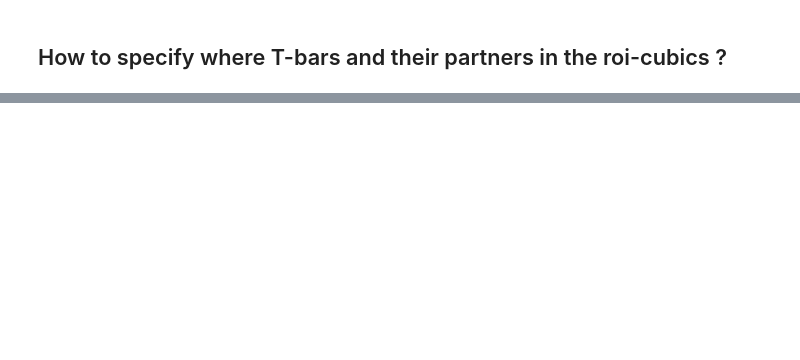
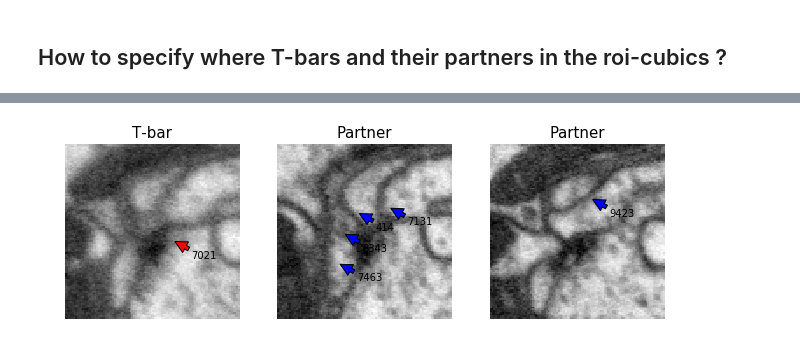
Before and after one commit to haeinkim/fira-capstone-project, a Jupyter notebook: FIB25_EDA.ipynb, the cells around one changed output, grey strips where cells are left out. Cells and saved outputs as stored; diff of their text form; code cells hidden in the pictures; blank space fills up the shorter version.

```diff
--- a/FIB25_EDA.ipynb
+++ b/FIB25_EDA.ipynb
@@ -237,0 +313,20 @@ roi.where((roi['y_start'] <= 3090) & (roi['y_end'] >= 3090)).dropna()
+# %%
+# Make the DataFrame includes the loc and its ID for plotting in convenience:
+
+synapse_one = synapse_df.loc[24787, :]
+
+loc = np.concatenate((synapse_one.iloc[0, 0:4].values.reshape(-1,4),
+                      synapse_one.iloc[:, 4:].values), axis=0)
+
+loc_df = pd.DataFrame(loc, columns=['ID', 'x', 'y', 'z'])
+
+x_start = 3294-31
+y_start = 2466-35
+z_start = 1718
+
+loc_df['x'] = loc_df['x'] - x_start
+loc_df['y'] = loc_df['y'] - y_start
+loc_df['z'] = loc_df['z'] - z_start
+
+loc_df = loc_df[['z', 'y', 'x', 'ID']]
+loc_df
@@ -237,0 +341,50 @@ roi.where((roi['y_start'] <= 3090) & (roi['y_end'] >= 3090)).dropna()
+# %%
+# Plot the images and annotate the locations of T-bar and its partners:
+
+plt.figure(figsize=(9, 3))
+
+# Subplot the T-bar:
+
+plt.subplot(1, 3, 1)
+z, y, x, ID = loc_df.loc[0]
+plt.imshow(img[z, :, :], cmap='gray')
+plt.annotate("{}".format(ID), fontsize=10, xy=(y, x), xytext = (y+10, x+10),
+             arrowprops=dict(facecolor='red', shrink=0.05))
+plt.title("T-bar", fontsize=15)
+plt.axis('off')
+
+plt.subplot(1, 3, 2)
+
+for idx, row in loc_df.iloc[1:5].iterrows():
+    z, y, x, ID = row
+    plt.imshow(img[z, :, :], cmap='gray')
+    plt.annotate("{}".format(ID), fontsize=10, xy=(y, x), xytext = (y+10, x+10),
+                 arrowprops=dict(facecolor='blue', shrink=0.05))
+plt.title("Partner", fontsize=15)
+plt.axis('off')
+
+plt.subplot(1, 3, 3)
+z, y, x, ID = loc_df.iloc[-1]
+plt.imshow(img[z, :, :], cmap='gray')
+plt.annotate("{}".format(ID), fontsize=10, xy=(y, x), xytext = (y+10, x+10),
+             arrowprops=dict(facecolor='blue', shrink=0.05))
+plt.title("Partner", fontsize=15)
+plt.axis('off')
+
+
+# for idx, row in loc_df.iterrows():
+#     z, y, x, ID = row[0], row[1], row[2], row[3]
+#     plt.subplot(2, 3, idx+1)
+#     plt.imshow(img[z, :, :], cmap='gray')
+#     if idx > 0:
+
+#     else:
+#         plt.annotate("", fontsize=24, xy=(y, x), xytext = (y+10, x+10),
+#                      arrowprops=dict(facecolor='red', shrink=0.05))
+#         plt.title("T-bar at {}".format(ID), fontsize=15)
+#     plt.axis('off')
+
+plt.tight_layout()
+plt.show()
+# %% [output]
+[figure, added]
```
Also changed, not shown: parts of 29 cells of this notebook.
